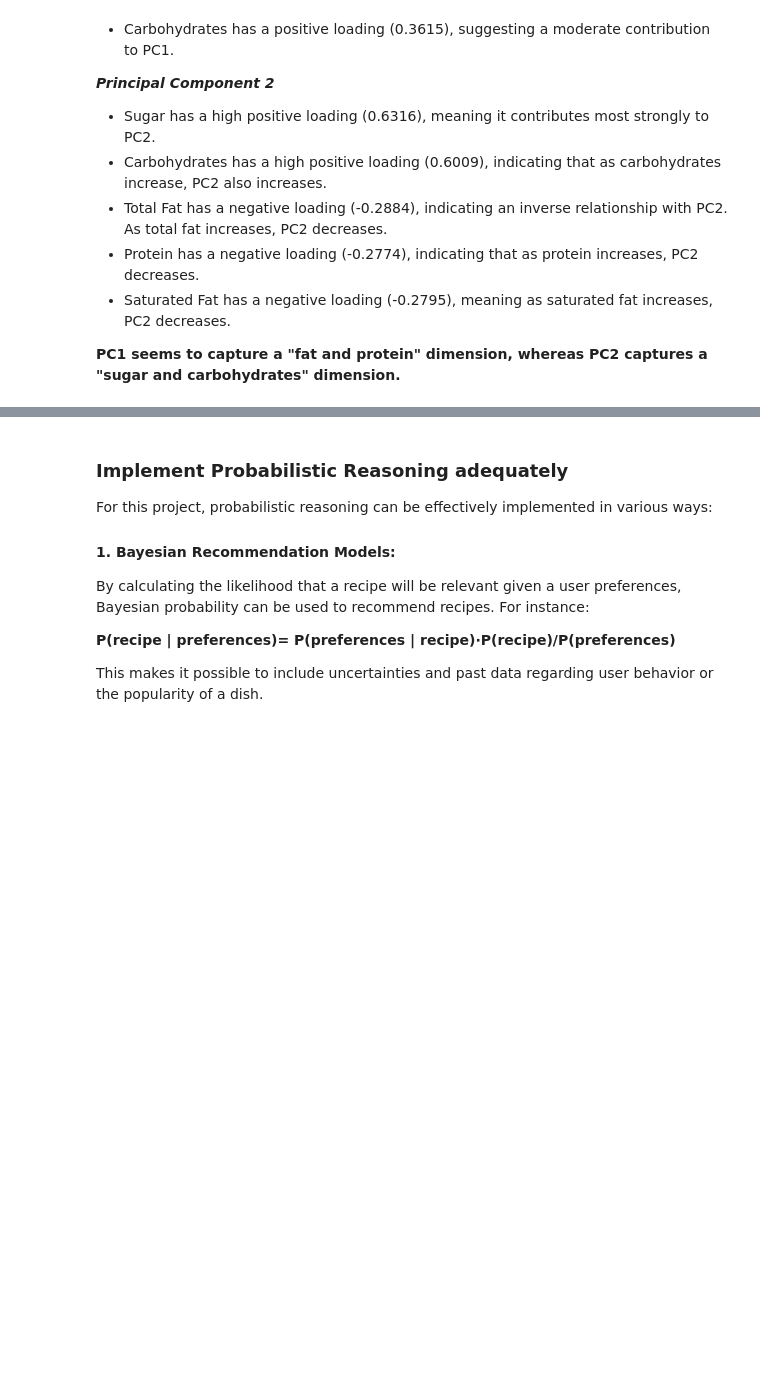
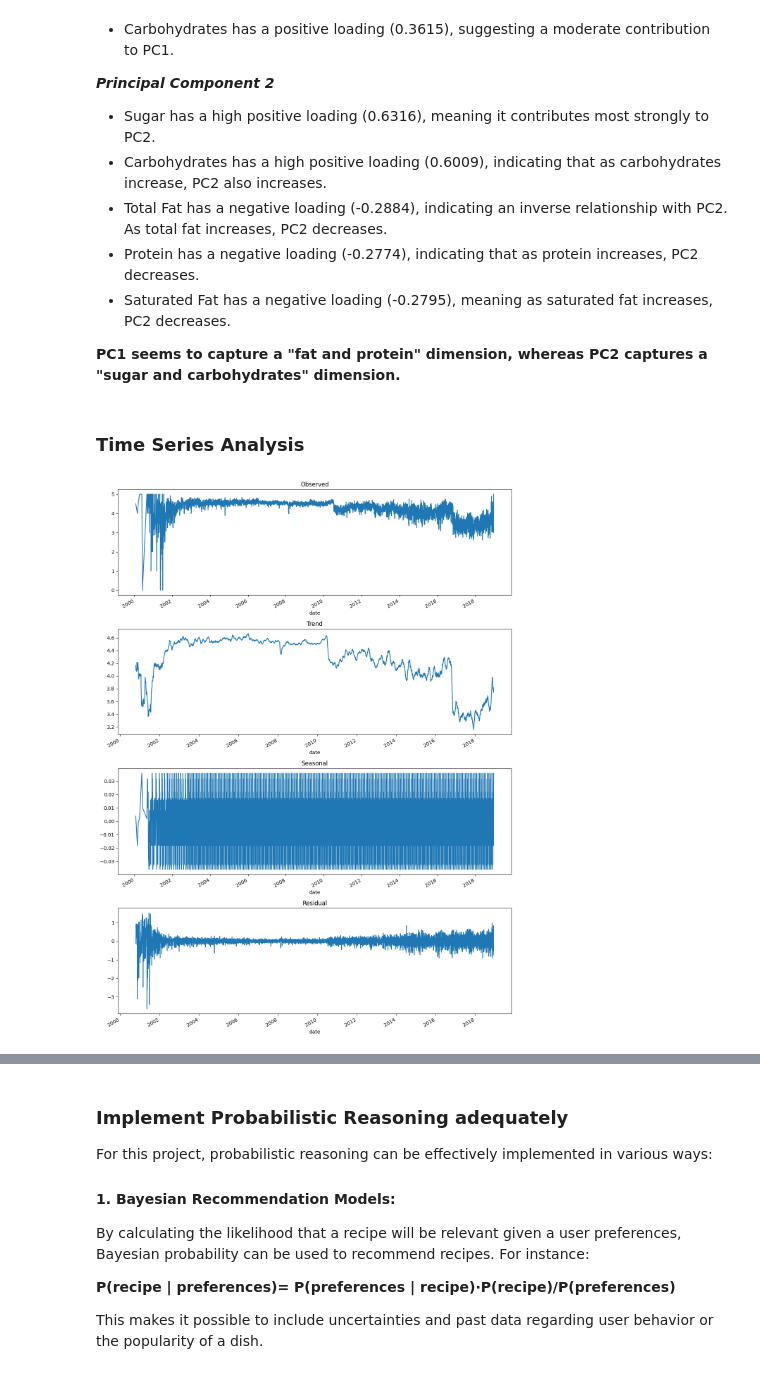
Before and after one commit to khushbunlad/PROG8431, a Jupyter notebook: FinalPresentation.ipynb, the cells around one changed output, grey strips where cells are left out. Cells and saved outputs as stored; diff of their text form; code cells hidden in the pictures; blank space fills up the shorter version.

```diff
--- a/FinalPresentation.ipynb
+++ b/FinalPresentation.ipynb
@@ -341,3 +343,29 @@ PC2           -0.279527            0.600864
 - Saturated Fat has a negative loading (-0.2795), meaning as saturated fat increases, PC2 decreases.
 
 **PC1 seems to capture a "fat and protein" dimension, whereas PC2 captures a "sugar and carbohydrates" dimension.**
+# %% [markdown]
+### Time Series Analysis
+# %%
+# Convert 'date' to datetime
+merged_data['date'] = pd.to_datetime(merged_data['date'])
+
+# Group by date and calculate average rating
+daily_ratings = merged_data.groupby('date')['rating'].mean().reset_index()
+
+# Perform time series decomposition
+decomposition = seasonal_decompose(daily_ratings.set_index('date'), model='additive', period=30)
+
+# Plot the decomposition
+fig, (ax1, ax2, ax3, ax4) = plt.subplots(4, 1, figsize=(12, 16))
+decomposition.observed.plot(ax=ax1)
+ax1.set_title('Observed')
+decomposition.trend.plot(ax=ax2)
+ax2.set_title('Trend')
+decomposition.seasonal.plot(ax=ax3)
+ax3.set_title('Seasonal')
+decomposition.resid.plot(ax=ax4)
+ax4.set_title('Residual')
+plt.tight_layout()
+plt.show()
+# %% [output]
+[figure, added]
```
Also changed, not shown: parts of 11 cells of this notebook.
